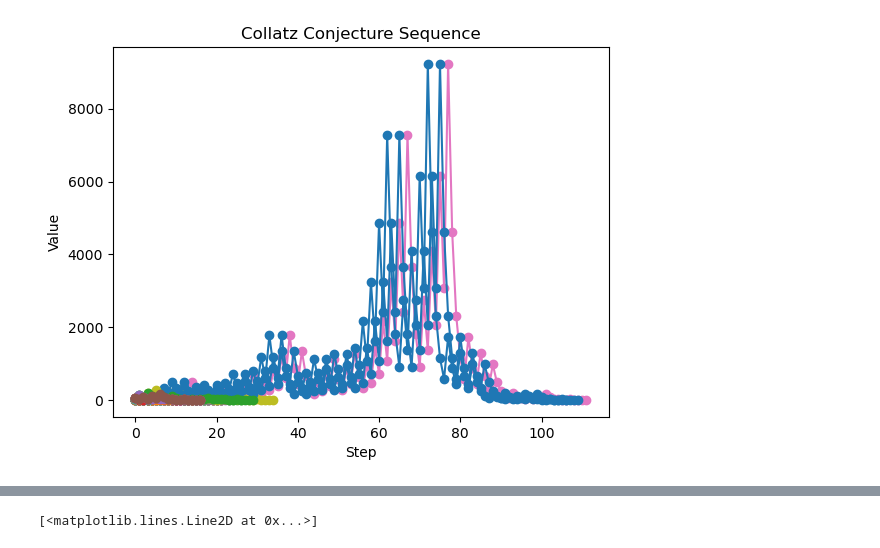
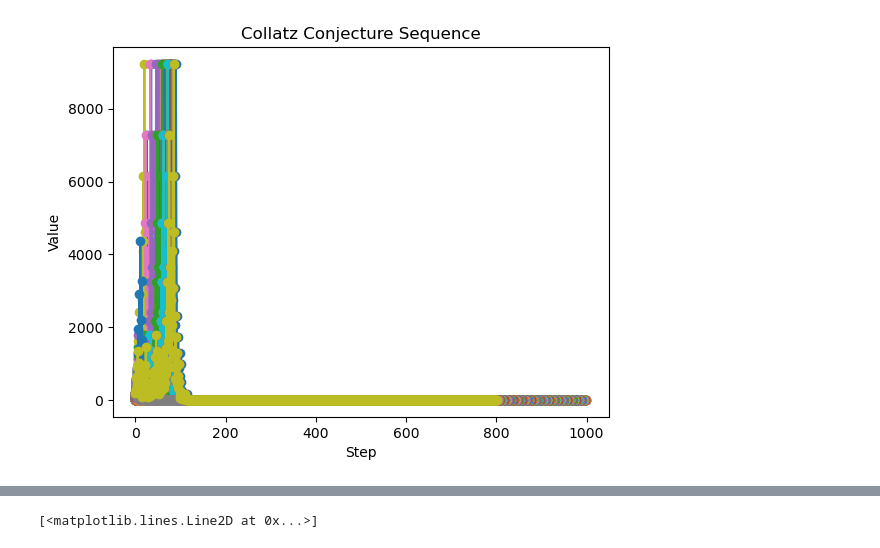
Before and after one commit to petron23/maths_and_physics, a Jupyter notebook: Collatz_conjecture/collatz.ipynb, the cells around one changed output, grey strips where cells are left out. Drawn from its saved outputs; the diff is of its cells as text; code cells hidden in the pictures.

```diff
--- a/Collatz_conjecture/collatz.ipynb
+++ b/Collatz_conjecture/collatz.ipynb
@@ -4,6 +4,16 @@ import matplotlib.pyplot as plt
 def collatz_sequence(n):
     sequence = [n]
     while n != 1:
+        if n % 2 == 0:
+            n //= 2
+        else:
+            n = 3 * n + 1
+        sequence.append(n)
+    return sequence
+
+def collatz_sequence2(n):
+    sequence = [n]
+    for i in range(n,1000):
         if n % 2 == 0:
             n //= 2
         else:
@@ -20,7 +30,7 @@ def plot_collatz(sequence):
     #plt.show()
 
 # Example: Generate and plot the Collatz sequence
-starting_number = 4
-collatz_seq = collatz_sequence(starting_number)
+starting_number = 1
+collatz_seq = collatz_sequence2(starting_number)
 plot_collatz(collatz_seq)
 # %% [output]
@@ -28,8 +38,13 @@ plot_collatz(collatz_seq)
 # %%
-for i in range(1,47):
+lenseq=[]
+val = []
+
+for i in range(1,200):
     starting_number = i
-    collatz_seq = collatz_sequence(starting_number)
+    collatz_seq = collatz_sequence2(starting_number)
     plot_collatz(collatz_seq)
+    lenseq.append(len(collatz_seq))
+    val.append(collatz_seq[8])
 plt.show()
 # %% [output]
-[figure, old version]
+[figure, new version]
```
Also changed, not shown: parts of 4 cells of this notebook.
